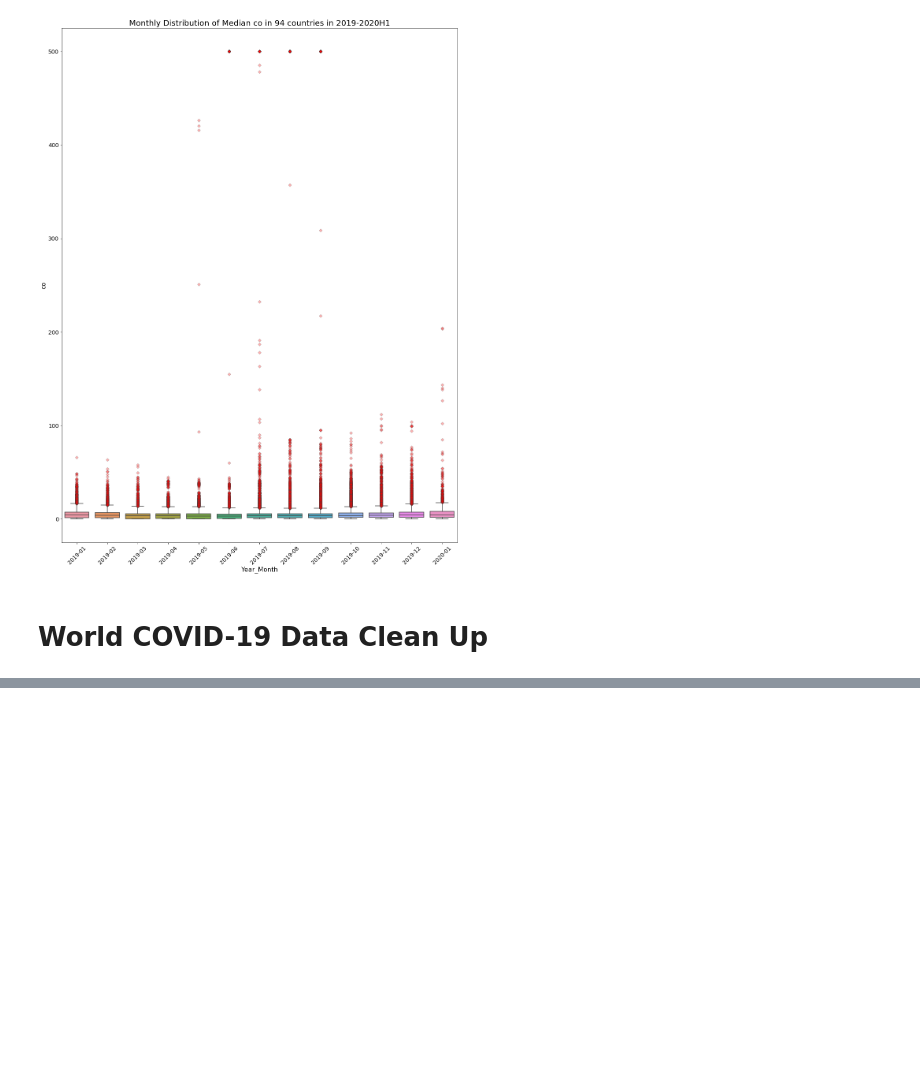
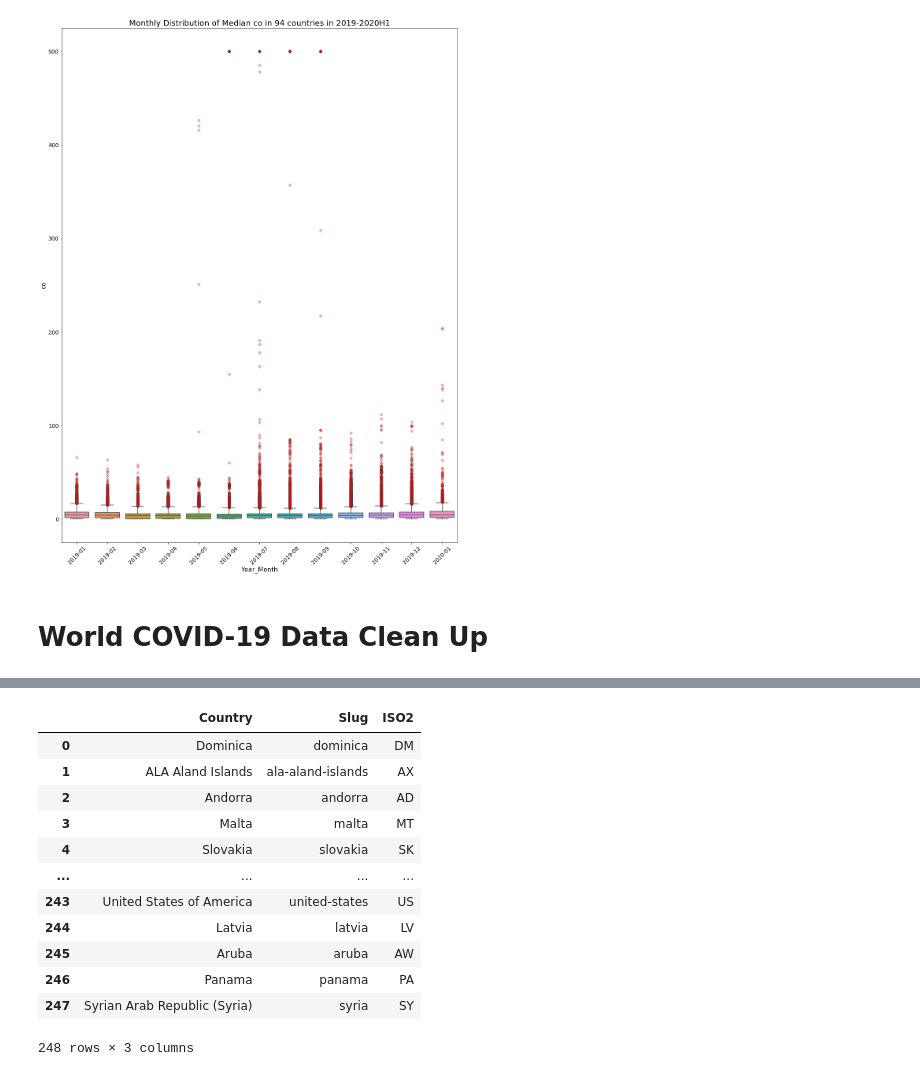
Before and after one commit to firdausmehta/COVID19-Global-Air-Quality, a Jupyter notebook: Clean_Data_Firdaus.ipynb, the cells around one changed output, grey strips where cells are left out. Saved outputs shown, nothing was run; the diff lists cells and outputs as text; code cells hidden in the pictures; blank space fills up the shorter version.

```diff
--- a/Clean_Data_Firdaus.ipynb
+++ b/Clean_Data_Firdaus.ipynb
@@ -298,0 +322,18 @@ specie_boxplot("co")
+# %%
+# Create the country code dataframe
+country_covid_df = pd.DataFrame(country_covid_data)
+country_covid_df
+# %% [output]
+|  | Country | Slug | ISO2 |
+| 0 | Dominica | dominica | DM |
+| 1 | ALA Aland Islands | ala-aland-islands | AX |
+| 2 | Andorra | andorra | AD |
+| 3 | Malta | malta | MT |
+| 4 | Slovakia | slovakia | SK |
+| ... | ... | ... | ... |
+| 243 | United States of America | united-states | US |
+| 244 | Latvia | latvia | LV |
+| 245 | Aruba | aruba | AW |
+| 246 | Panama | panama | PA |
+| 247 | Syrian Arab Republic (Syria) | syria | SY |
+248 rows × 3 columns
```
Also changed, not shown: parts of 4 cells of this notebook.
